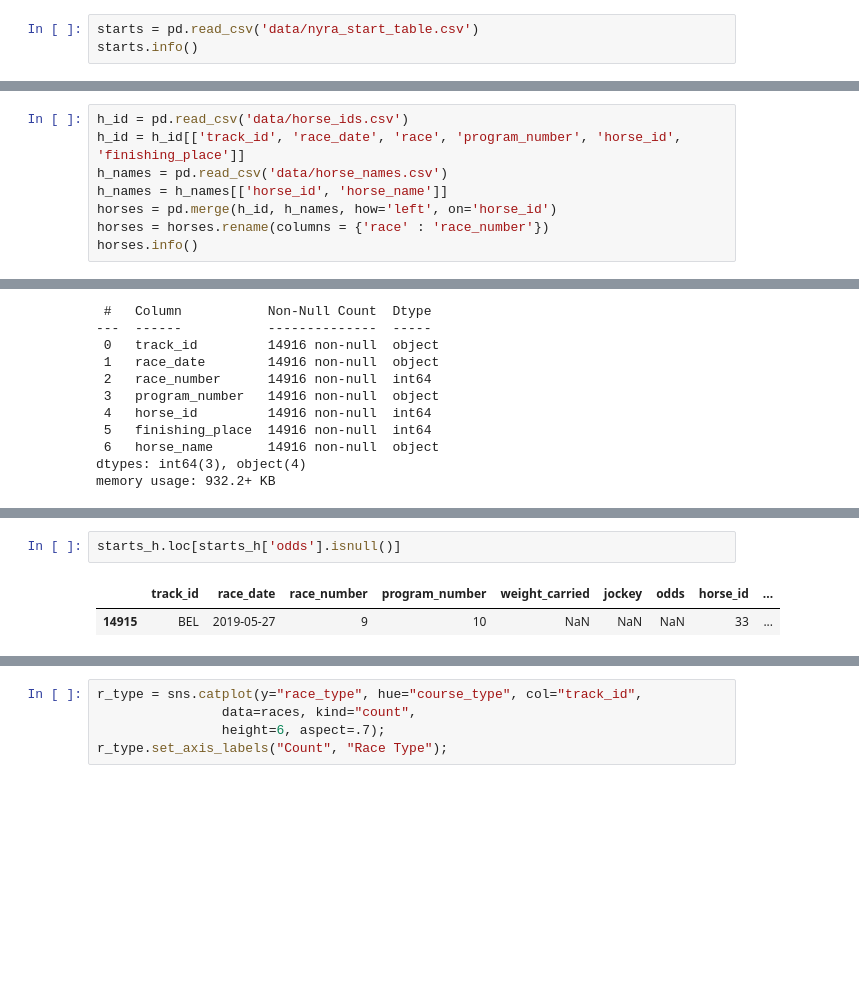
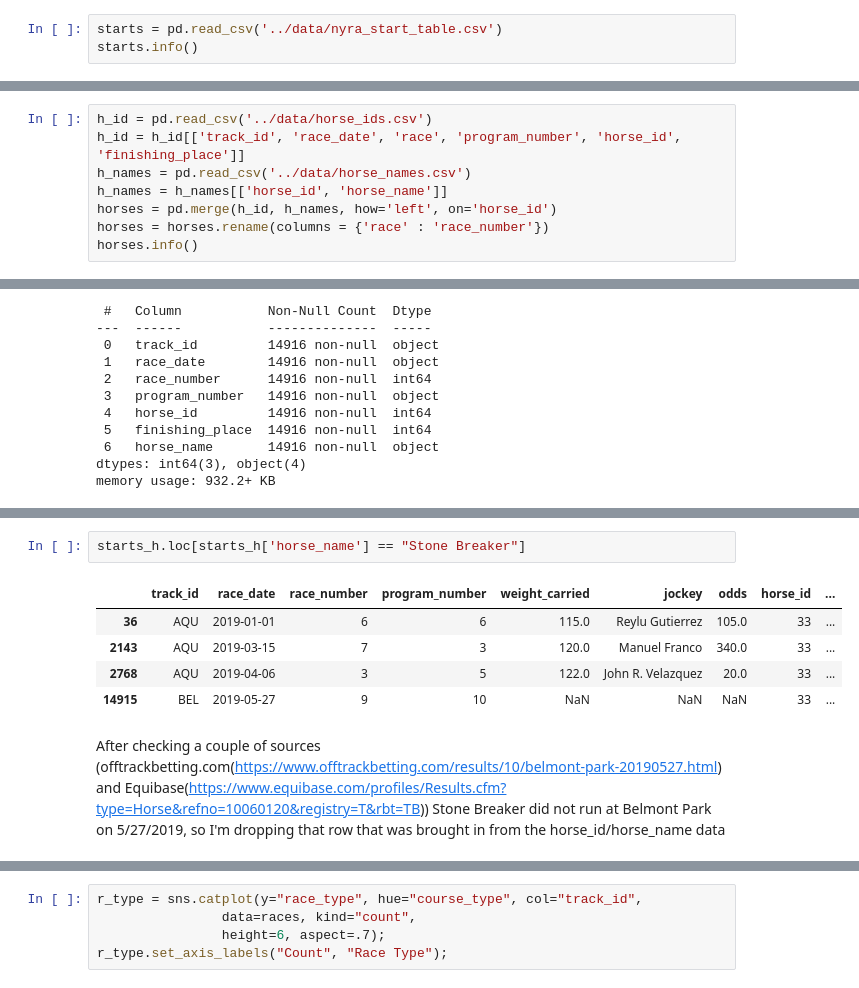
Before and after one commit to jrioross/hhg-big-data-derby-2022, a Jupyter notebook: notebooks/mews_derby_eda.ipynb, the cells around one changed output, grey strips where cells are left out. Cells and saved outputs as stored; diff of their text form; blank space fills up the shorter version.

```diff
--- a/notebooks/mews_derby_eda.ipynb
+++ b/notebooks/mews_derby_eda.ipynb
@@ -37,7 +39,7 @@ Data columns (total 10 columns):
 dtypes: int64(5), object(5)
 memory usage: 156.4+ KB
 # %%
-starts = pd.read_csv('data/nyra_start_table.csv')
+starts = pd.read_csv('../data/nyra_start_table.csv')
 starts.info()
 # %% [output]
 <class 'pandas.core.frame.DataFrame'>
@@ -75,7 +79,7 @@ memory usage: 279.2+ MB
 # %%
-h_id = pd.read_csv('data/horse_ids.csv')
+h_id = pd.read_csv('../data/horse_ids.csv')
 h_id = h_id[['track_id', 'race_date', 'race', 'program_number', 'horse_id', 'finishing_place']]
-h_names = pd.read_csv('data/horse_names.csv')
+h_names = pd.read_csv('../data/horse_names.csv')
 h_names = h_names[['horse_id', 'horse_name']]
 horses = pd.merge(h_id, h_names, how='left', on='horse_id')
 horses = horses.rename(columns = {'race' : 'race_number'})
@@ -162,5 +137,10 @@ memory usage: 1.3+ MB
 # %%
-starts_h.loc[starts_h['odds'].isnull()]
+starts_h.loc[starts_h['horse_name'] == "Stone Breaker"]
 # %% [output]
 |  | track_id | race_date | race_number | program_number | weight_carried | jockey | odds | horse_id | ... |
+| 36 | AQU | 2019-01-01 | 6 | 6 | 115.0 | Reylu Gutierrez | 105.0 | 33 | ... |
+| 2143 | AQU | 2019-03-15 | 7 | 3 | 120.0 | Manuel Franco | 340.0 | 33 | ... |
+| 2768 | AQU | 2019-04-06 | 3 | 5 | 122.0 | John R. Velazquez | 20.0 | 33 | ... |
 | 14915 | BEL | 2019-05-27 | 9 | 10 | NaN | NaN | NaN | 33 | ... |
+# %% [markdown]
+After checking a couple of sources (offtrackbetting.com(https://www.offtrackbetting.com/results/10/belmont-park-20190527.html) and Equibase(https://www.equibase.com/profiles/Results.cfm?type=Horse&refno=10060120&registry=T&rbt=TB)) Stone Breaker did not run at Belmont Park on 5/27/2019, so I'm dropping that row that was brought in from the horse_id/horse_name data
```
Also changed, not shown: parts of 40 cells of this notebook.
